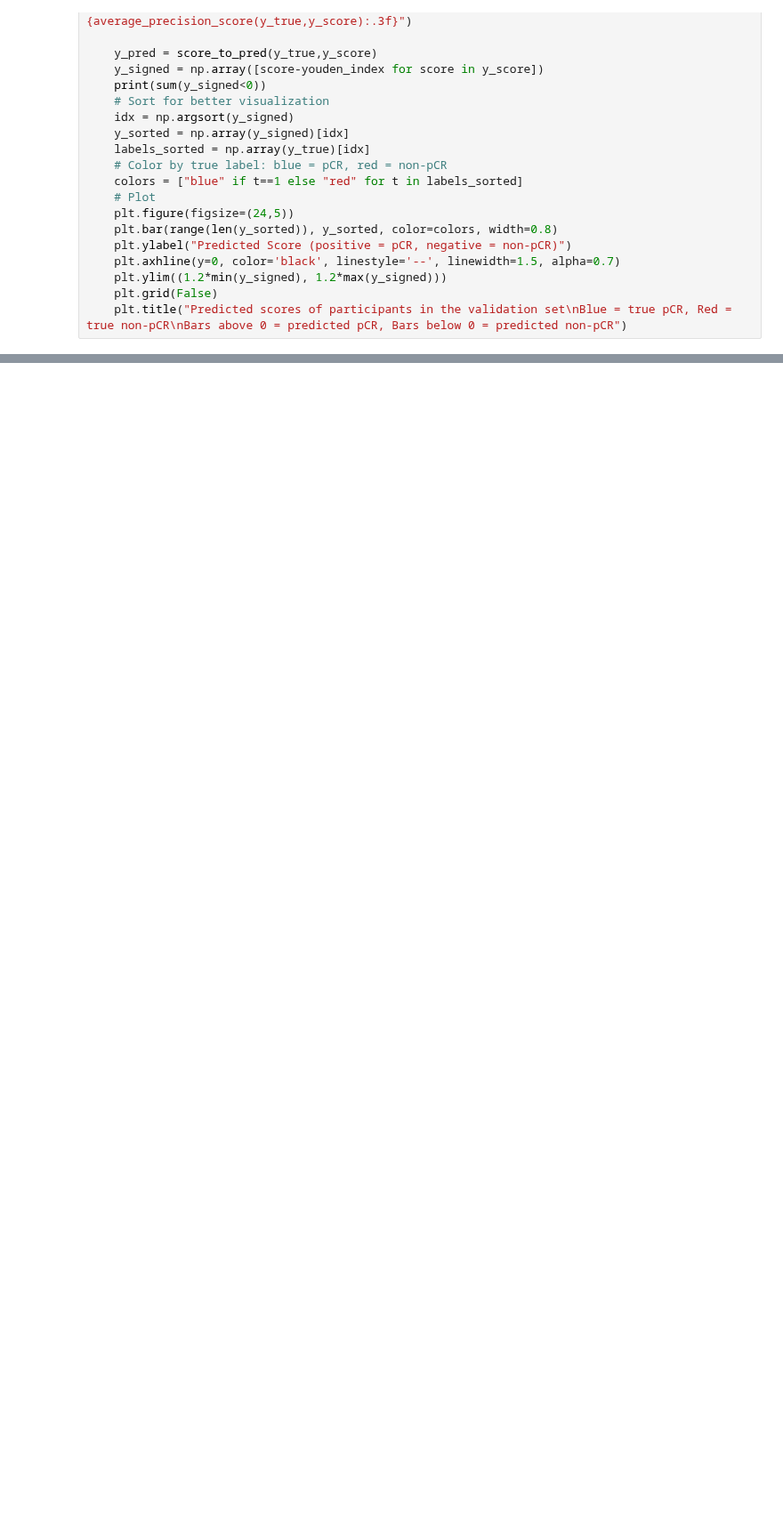
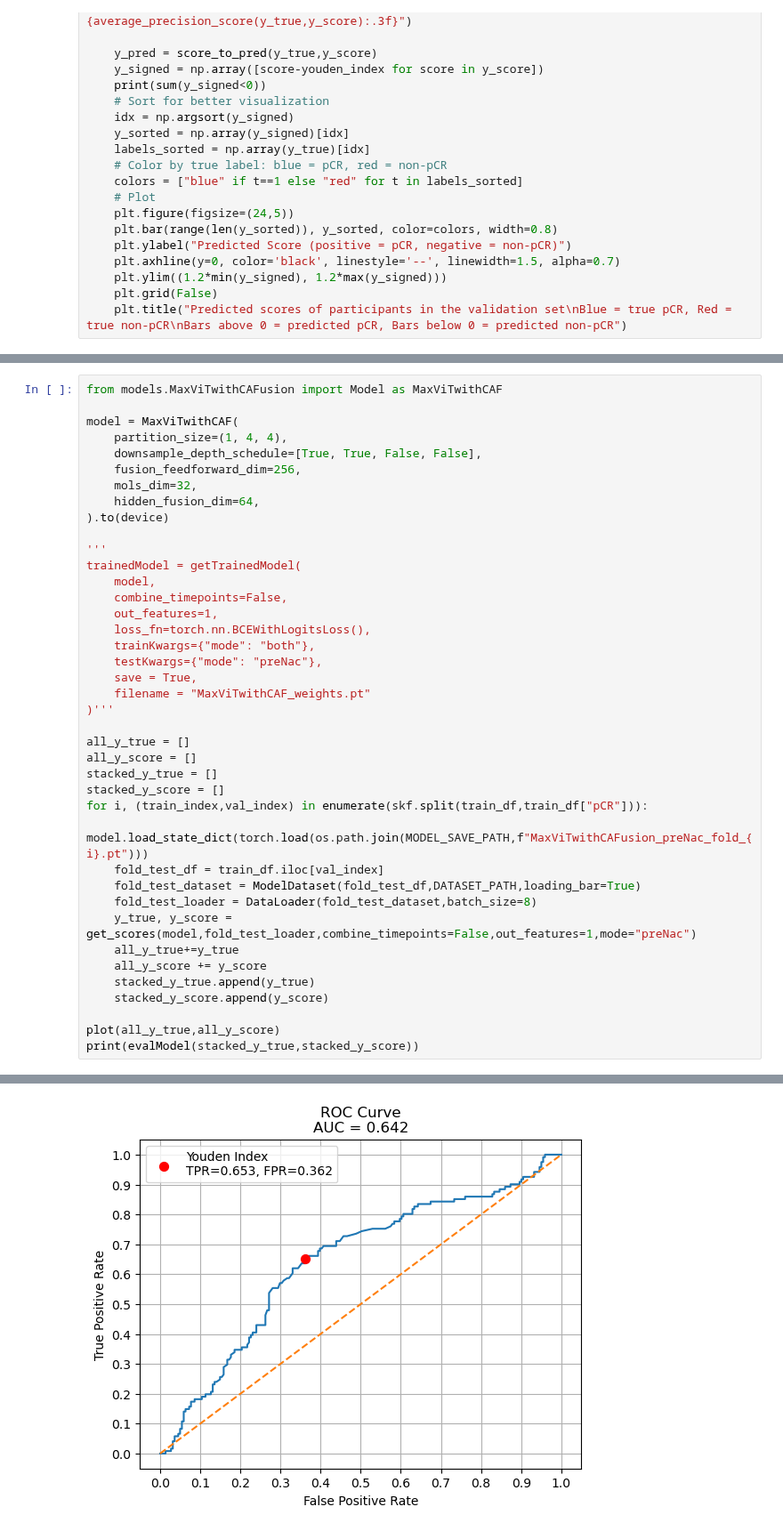
Before and after one commit to TanCY1/SRP-2025-Project, a Jupyter notebook: Code/plots.ipynb, the cells around one changed output, grey strips where cells are left out. Shown at 89% size. Drawn from its saved outputs; the diff is of its cells as text; blank space fills up the shorter version.

```diff
--- a/Code/plots.ipynb
+++ b/Code/plots.ipynb
@@ -231,0 +295,41 @@ Dataset initialised with 85 entries.
+# %%
+from models.MaxViTwithCAFusion import Model as MaxViTwithCAF
+
+model = MaxViTwithCAF(
+    partition_size=(1, 4, 4),
+    downsample_depth_schedule=[True, True, False, False],
+    fusion_feedforward_dim=256,
+    mols_dim=32,
+    hidden_fusion_dim=64,
+).to(device)
+
+'''
+trainedModel = getTrainedModel(
+    model,
+    combine_timepoints=False,
+    out_features=1,
+    loss_fn=torch.nn.BCEWithLogitsLoss(),
+    trainKwargs={"mode": "both"},
+    testKwargs={"mode": "preNac"},
+    save = True,
+    filename = "MaxViTwithCAF_weights.pt"
+)'''
+
+all_y_true = []
+all_y_score = []
+stacked_y_true = []
+stacked_y_score = []
+for i, (train_index,val_index) in enumerate(skf.split(train_df,train_df["pCR"])):
+    model.load_state_dict(torch.load(os.path.join(MODEL_SAVE_PATH,f"MaxViTwithCAFusion_preNac_fold_{i}.pt")))
+    fold_test_df = train_df.iloc[val_index]
+    fold_test_dataset = ModelDataset(fold_test_df,DATASET_PATH,loading_bar=True)
+    fold_test_loader = DataLoader(fold_test_dataset,batch_size=8)
+    y_true, y_score = get_scores(model,fold_test_loader,combine_timepoints=False,out_features=1,mode="preNac")
+    all_y_true+=y_true
+    all_y_score += y_score
+    stacked_y_true.append(y_true)
+    stacked_y_score.append(y_score)
+
+plot(all_y_true,all_y_score)
+print(evalModel(stacked_y_true,stacked_y_score))
+# %% [output]
@@ -231,0 +349 @@ Dataset initialised with 85 entries.
+[figure, added]
```
Also changed, not shown: parts of 7 cells of this notebook, 5 other files.
